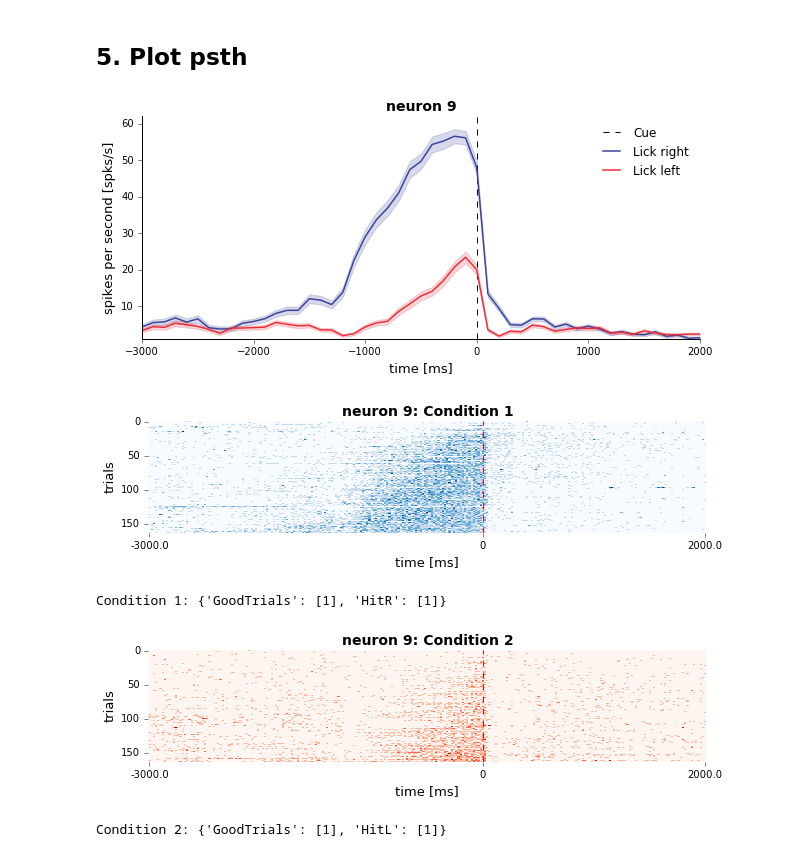
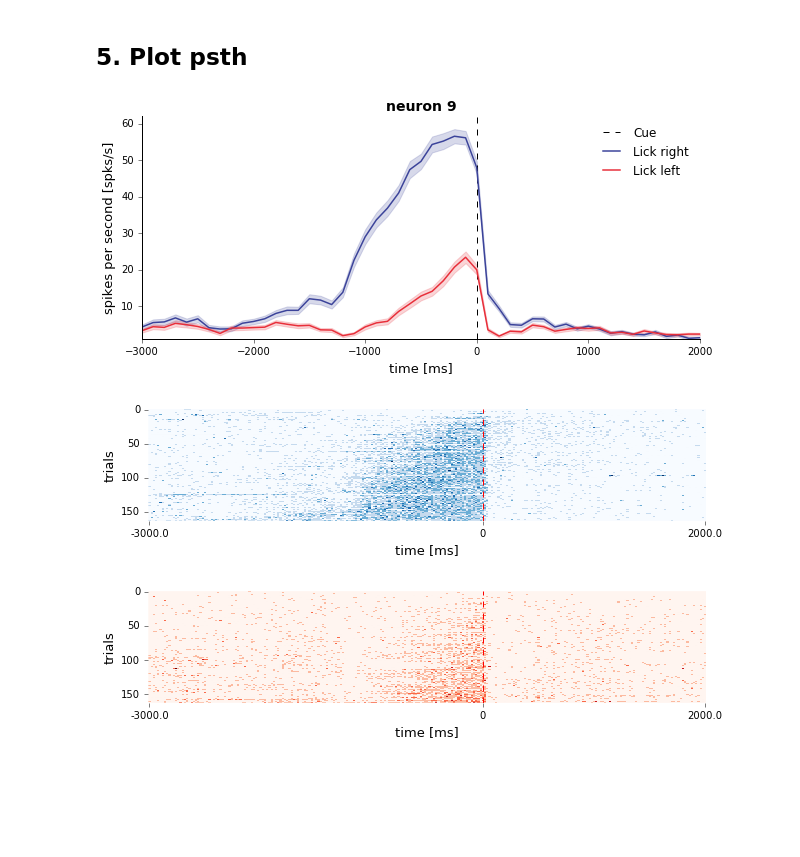
Before and after one commit to KordingLab/spykes, a Jupyter notebook: notebooks_examples/crcns_dataset_example.ipynb, the cells around one changed output. Cells and saved outputs as stored; diff of their text form; code cells hidden in the pictures; blank space fills up the shorter version.

```diff
--- a/notebooks_examples/crcns_dataset_example.ipynb
+++ b/notebooks_examples/crcns_dataset_example.ipynb
@@ -97,34 +97,34 @@ condition_names = ['Lick right','Lick left']
  ## 5. Plot psth
 # %%
 window = [-3000,2000]
+
 psth_fig2b1 = neuron.get_psth(events=events['RealCueTimes'],
                              features=features,
                              conditions=conditions,
                              window=window,
                              binsize=100,
                              plot=False);
 
 neuron.plot_psth(psth_fig2b1,
                  condition_names=condition_names,
                  colors=['#3B439A', '#E82F3A'],
                  figsize=(10, 4),
                  event_name='Cue')
+
+rasters_fig2b1 = neuron.get_raster(events['RealCueTimes'],
+                            features=features,
+                            conditions=conditions,
+                            window=window,
+                            binsize=20,
+                            plot=False);
+
+neuron.plot_raster(rasters=rasters_fig2b1,
+                   cmap = [plt.get_cmap('Blues'), plt.get_cmap('Reds')],
+                   condition_names=condition_names,
+                   figsize=(10,2),
+                   sort=True,
+                   has_title=False)
 # %% [output]
 [figure]
+[figure, added]
+[figure, added]
-# %%
-rasters_fig2b1 = neuron.get_raster(events['RealCueTimes'],
-                            features=features,
-                            conditions=conditions,
-                            window=window,
-                            binsize=20,
-                            plot=False);
-
-neuron.plot_raster(rasters=rasters_fig2b1,
-                   cmap = [plt.get_cmap('Blues'), plt.get_cmap('Reds')],
-                   figsize=(10,2),
-                   sort=True)
-# %% [output]
-[figure, removed]
-Condition 1: {'GoodTrials': [1], 'HitR': [1]}
-[figure, removed]
-Condition 2: {'GoodTrials': [1], 'HitL': [1]}
```
